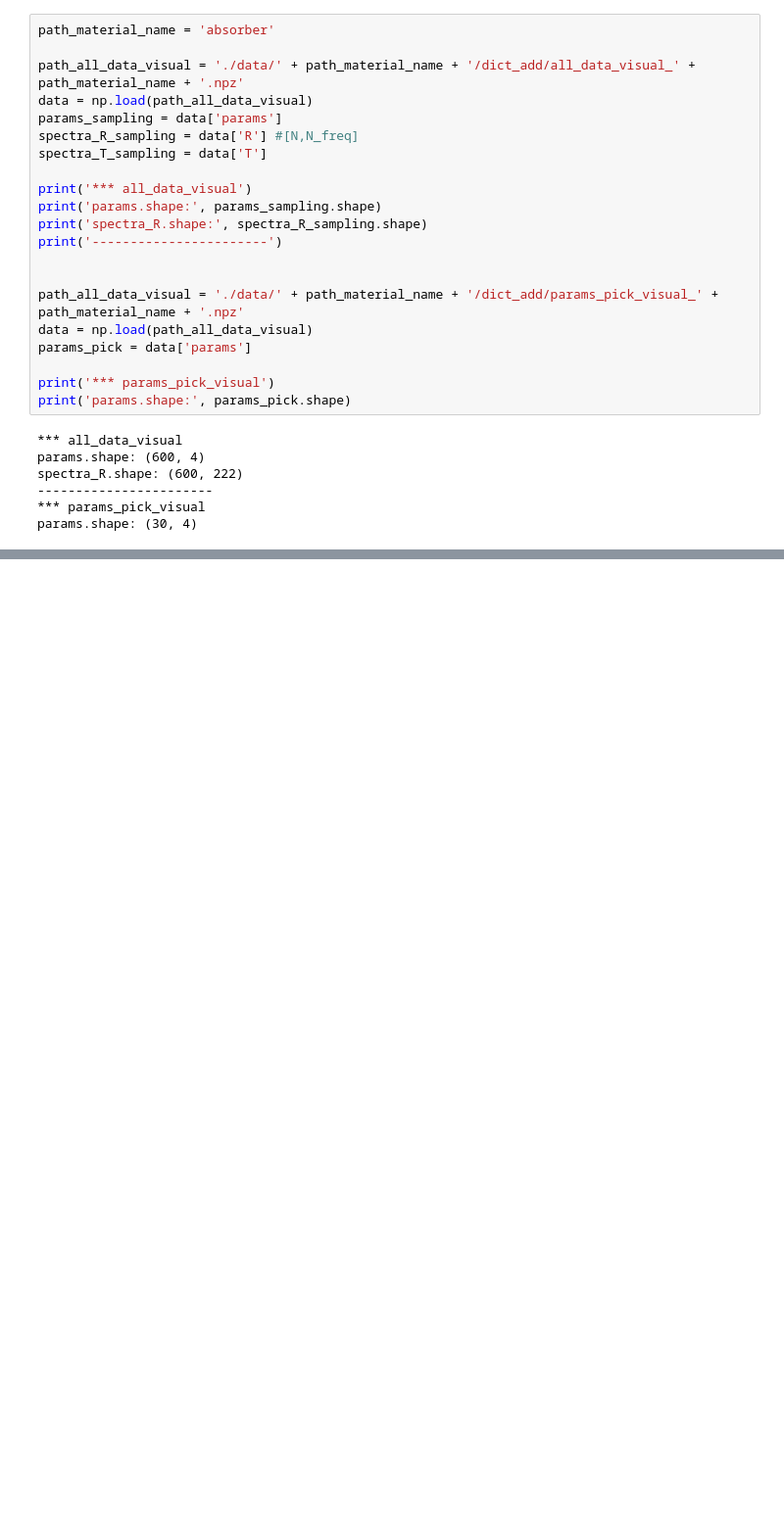
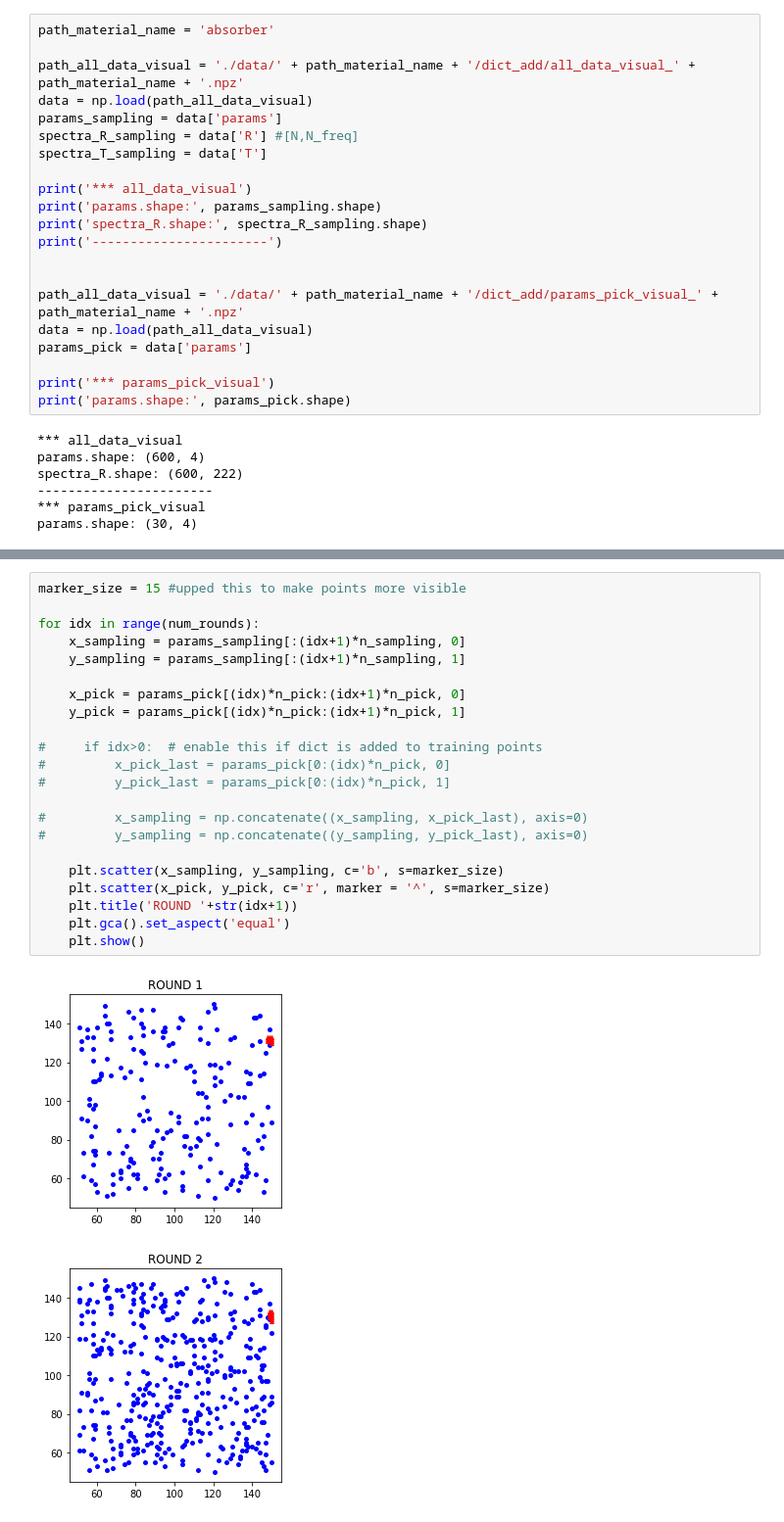
Before and after one commit to GuoyaoShen/AutoRCWA_Net, a Jupyter notebook: visualization_absorber.ipynb, the cells around one changed output, grey strips where cells are left out. Shown at 98% size. Drawn from its saved outputs; the diff is of its cells as text; blank space fills up the shorter version.

```diff
--- a/visualization_absorber.ipynb
+++ b/visualization_absorber.ipynb
@@ -223,0 +309,25 @@ for idx in range(num_rounds):
+# %%
+marker_size = 15 #upped this to make points more visible
+
+for idx in range(num_rounds):
+    x_sampling = params_sampling[:(idx+1)*n_sampling, 0]
+    y_sampling = params_sampling[:(idx+1)*n_sampling, 1]
+
+    x_pick = params_pick[(idx)*n_pick:(idx+1)*n_pick, 0]
+    y_pick = params_pick[(idx)*n_pick:(idx+1)*n_pick, 1]
+
+#     if idx>0:  # enable this if dict is added to training points
+#         x_pick_last = params_pick[0:(idx)*n_pick, 0]
+#         y_pick_last = params_pick[0:(idx)*n_pick, 1]
+
+#         x_sampling = np.concatenate((x_sampling, x_pick_last), axis=0)
+#         y_sampling = np.concatenate((y_sampling, y_pick_last), axis=0)
+
+    plt.scatter(x_sampling, y_sampling, c='b', s=marker_size)
+    plt.scatter(x_pick, y_pick, c='r', marker = '^', s=marker_size)
+    plt.title('ROUND '+str(idx+1))
+    plt.gca().set_aspect('equal')
+    plt.show()
+# %% [output]
+[figure, added]
+[figure, added]
```
Also changed, not shown: parts of 7 cells of this notebook, 2 other files.
